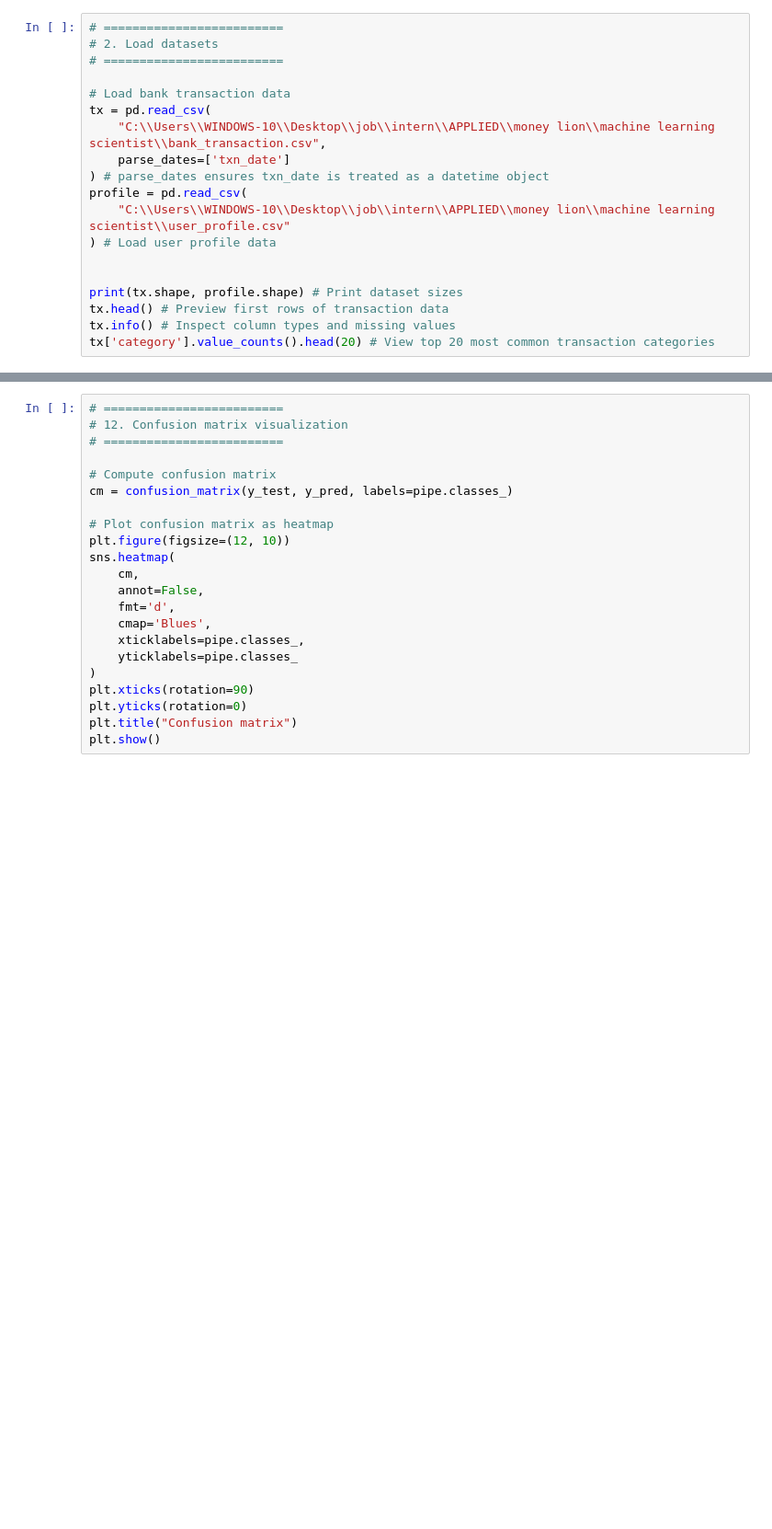
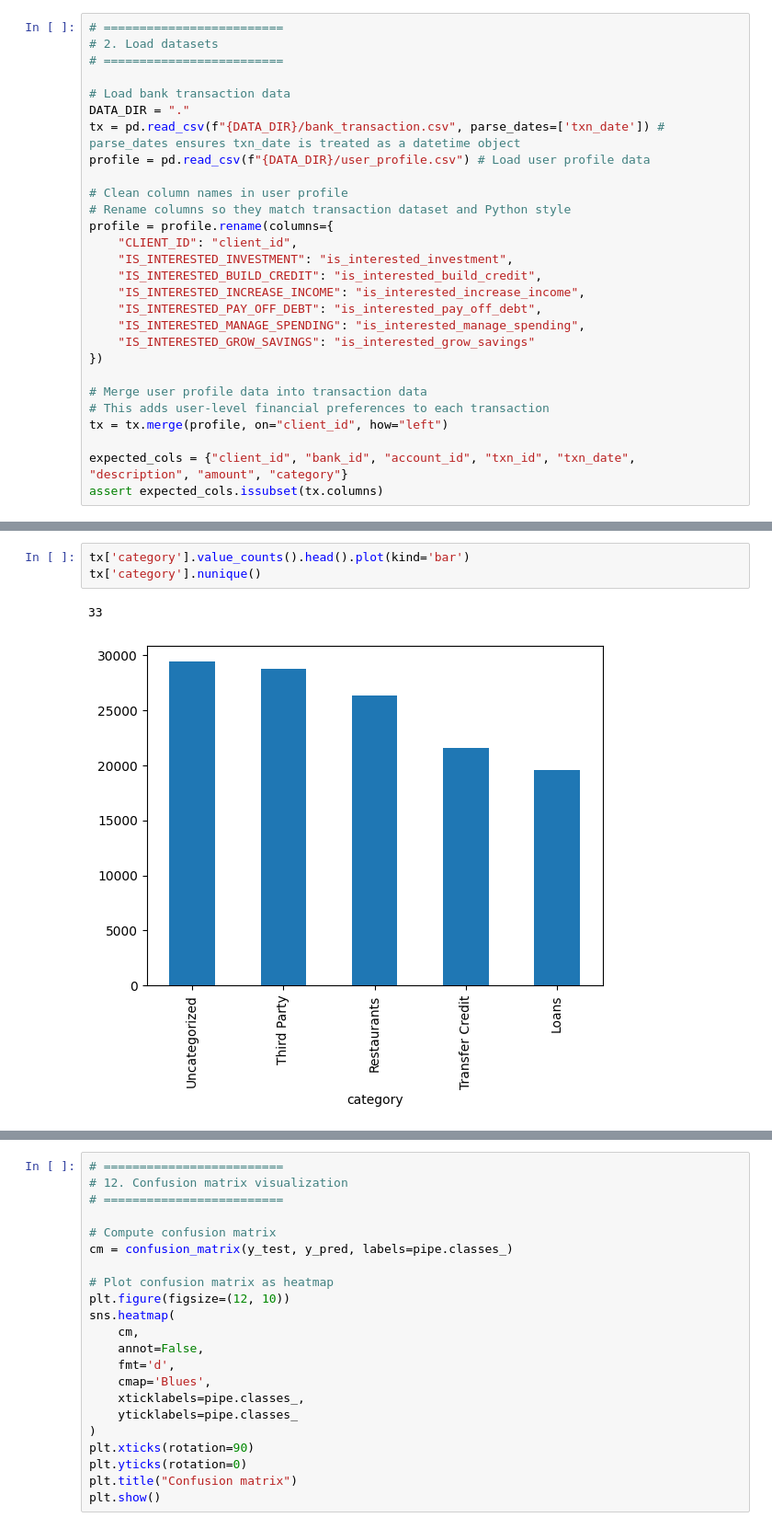
Before and after one commit to atiqrazak/machine-learning-scientist, a Jupyter notebook: machine_learning_code.ipynb, the cells around one changed output, grey strips where cells are left out. Shown at 92% size. Drawn from its saved outputs; the diff is of its cells as text; blank space fills up the shorter version.

```diff
--- a/machine_learning_code.ipynb
+++ b/machine_learning_code.ipynb
@@ -28,16 +30,25 @@ RANDOM_SEED = 42
 # =========================
 
 # Load bank transaction data
-tx = pd.read_csv(
-    "C:\\Users\\WINDOWS-10\\Desktop\\job\\intern\\APPLIED\\money lion\\machine learning scientist\\bank_transaction.csv",
-    parse_dates=['txn_date']
-) # parse_dates ensures txn_date is treated as a datetime object
-profile = pd.read_csv(
-    "C:\\Users\\WINDOWS-10\\Desktop\\job\\intern\\APPLIED\\money lion\\machine learning scientist\\user_profile.csv"
-) # Load user profile data
+DATA_DIR = "."
+tx = pd.read_csv(f"{DATA_DIR}/bank_transaction.csv", parse_dates=['txn_date']) # parse_dates ensures txn_date is treated as a datetime object
+profile = pd.read_csv(f"{DATA_DIR}/user_profile.csv") # Load user profile data
 
+# Clean column names in user profile
+# Rename columns so they match transaction dataset and Python style
+profile = profile.rename(columns={
+    "CLIENT_ID": "client_id",
+    "IS_INTERESTED_INVESTMENT": "is_interested_investment",
+    "IS_INTERESTED_BUILD_CREDIT": "is_interested_build_credit",
+    "IS_INTERESTED_INCREASE_INCOME": "is_interested_increase_income",
+    "IS_INTERESTED_PAY_OFF_DEBT": "is_interested_pay_off_debt",
+    "IS_INTERESTED_MANAGE_SPENDING": "is_interested_manage_spending",
+    "IS_INTERESTED_GROW_SAVINGS": "is_interested_grow_savings"
+})
 
-print(tx.shape, profile.shape) # Print dataset sizes
-tx.head() # Preview first rows of transaction data
-tx.info() # Inspect column types and missing values
-tx['category'].value_counts().head(20) # View top 20 most common transaction categories
+# Merge user profile data into transaction data
+# This adds user-level financial preferences to each transaction
+tx = tx.merge(profile, on="client_id", how="left")
+
+expected_cols = {"client_id", "bank_id", "account_id", "txn_id", "txn_date", "description", "amount", "category"}
+assert expected_cols.issubset(tx.columns)
@@ -92,0 +92,6 @@ profile = profile.rename(columns={
+# %%
+tx['category'].value_counts().head().plot(kind='bar')
+tx['category'].nunique()
+# %% [output]
+33
+[figure, added]
```
Also changed, not shown: parts of 22 cells of this notebook.
